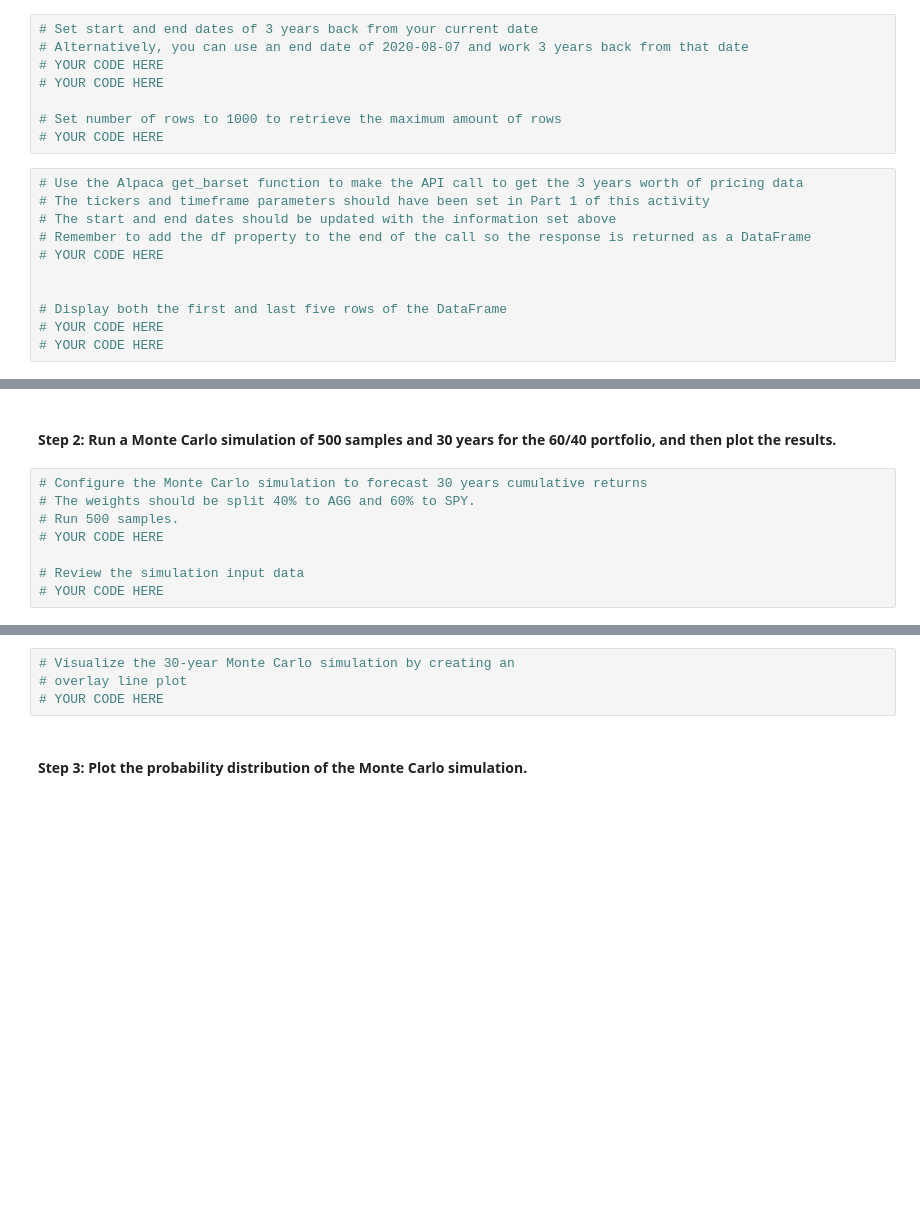
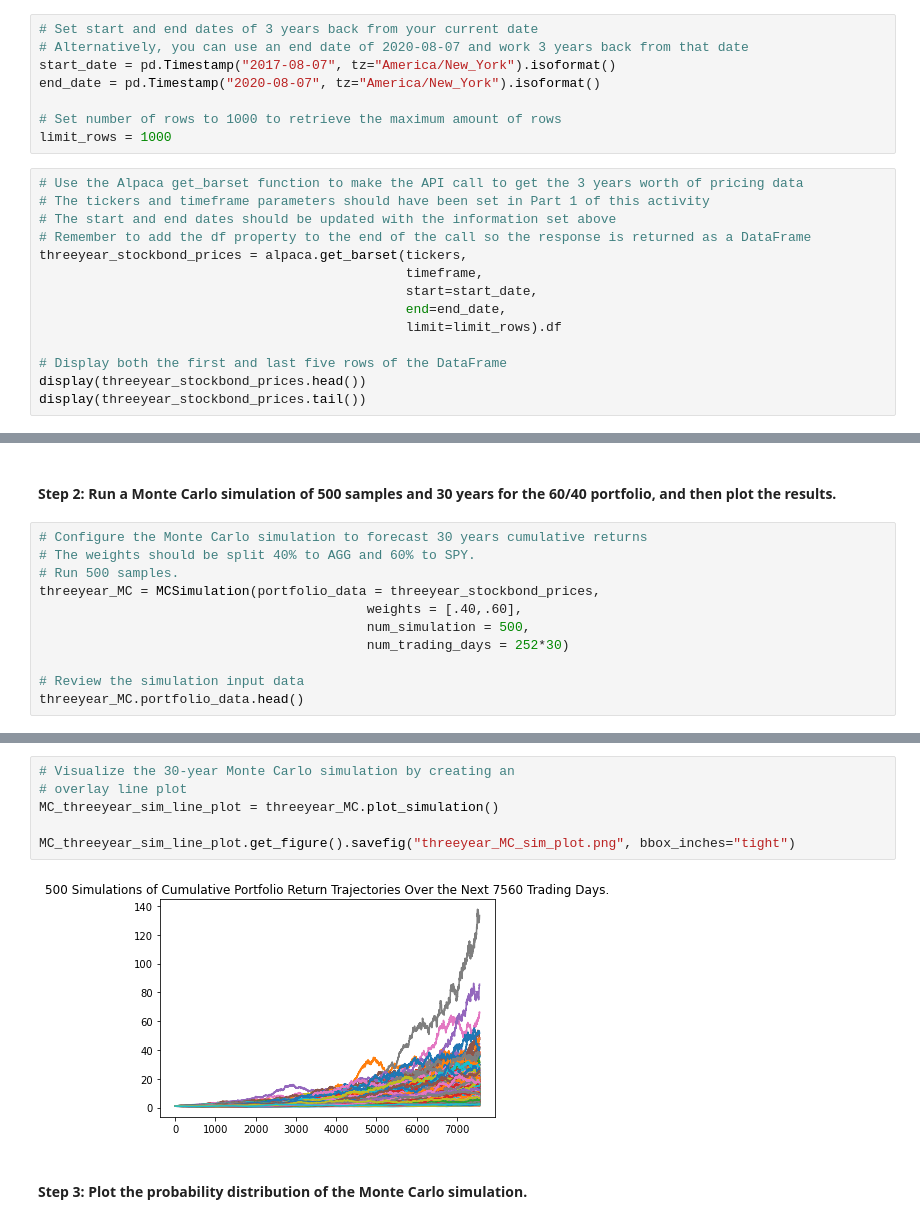
Before and after one commit to IsaiahTT/Challenge_5, a Jupyter notebook: Starter_Code/financial_planning_tools.ipynb, the cells around one changed output, grey strips where cells are left out. Cells and saved outputs as stored; diff of their text form; blank space fills up the shorter version.

Commit message:
Part 1 complete. Part 2: Monte Carlo simulations ran.

```diff
--- a/Starter_Code/financial_planning_tools.ipynb
+++ b/Starter_Code/financial_planning_tools.ipynb
@@ -419,19 +419,22 @@ In this section, you’ll use the MCForecastTools library to create a Monte Carl
 # %%
 # Set start and end dates of 3 years back from your current date
 # Alternatively, you can use an end date of 2020-08-07 and work 3 years back from that date
-# YOUR CODE HERE
-# YOUR CODE HERE
+start_date = pd.Timestamp("2017-08-07", tz="America/New_York").isoformat()
+end_date = pd.Timestamp("2020-08-07", tz="America/New_York").isoformat()
 
 # Set number of rows to 1000 to retrieve the maximum amount of rows
-# YOUR CODE HERE
+limit_rows = 1000
 # %%
 # Use the Alpaca get_barset function to make the API call to get the 3 years worth of pricing data
 # The tickers and timeframe parameters should have been set in Part 1 of this activity
 # The start and end dates should be updated with the information set above
 # Remember to add the df property to the end of the call so the response is returned as a DataFrame
-# YOUR CODE HERE
-
+threeyear_stockbond_prices = alpaca.get_barset(tickers,
+                                               timeframe,
+                                               start=start_date,
+                                               end=end_date,
+                                               limit=limit_rows).df
 
 # Display both the first and last five rows of the DataFrame
-# YOUR CODE HERE
-# YOUR CODE HERE
+display(threeyear_stockbond_prices.head())
+display(threeyear_stockbond_prices.tail())
@@ -441,7 +461,10 @@ In this section, you’ll use the MCForecastTools library to create a Monte Carl
 # Configure the Monte Carlo simulation to forecast 30 years cumulative returns
 # The weights should be split 40% to AGG and 60% to SPY.
 # Run 500 samples.
-# YOUR CODE HERE
+threeyear_MC = MCSimulation(portfolio_data = threeyear_stockbond_prices,
+                                          weights = [.40,.60],
+                                          num_simulation = 500,
+                                          num_trading_days = 252*30)
 
 # Review the simulation input data
-# YOUR CODE HERE
+threeyear_MC.portfolio_data.head()
@@ -451,7 +514,11 @@ In this section, you’ll use the MCForecastTools library to create a Monte Carl
 # %%
 # Visualize the 30-year Monte Carlo simulation by creating an
 # overlay line plot
-# YOUR CODE HERE
+MC_threeyear_sim_line_plot = threeyear_MC.plot_simulation()
+
+MC_threeyear_sim_line_plot.get_figure().savefig("threeyear_MC_sim_plot.png", bbox_inches="tight")
+# %% [output]
+[figure, added]
 # %% [markdown]
 #### Step 3: Plot the probability distribution of the Monte Carlo simulation.
 # %%
```
Also changed, not shown: parts of 5 cells of this notebook, 2 other files.
